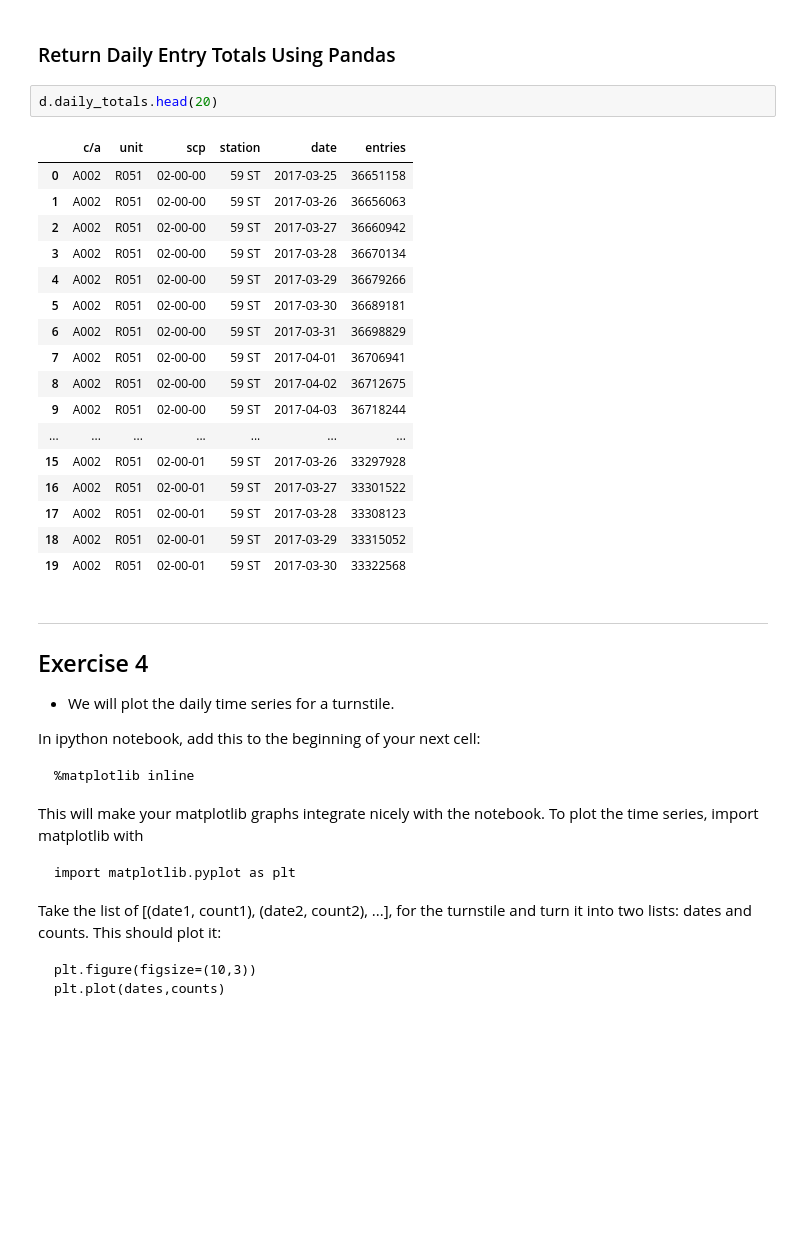
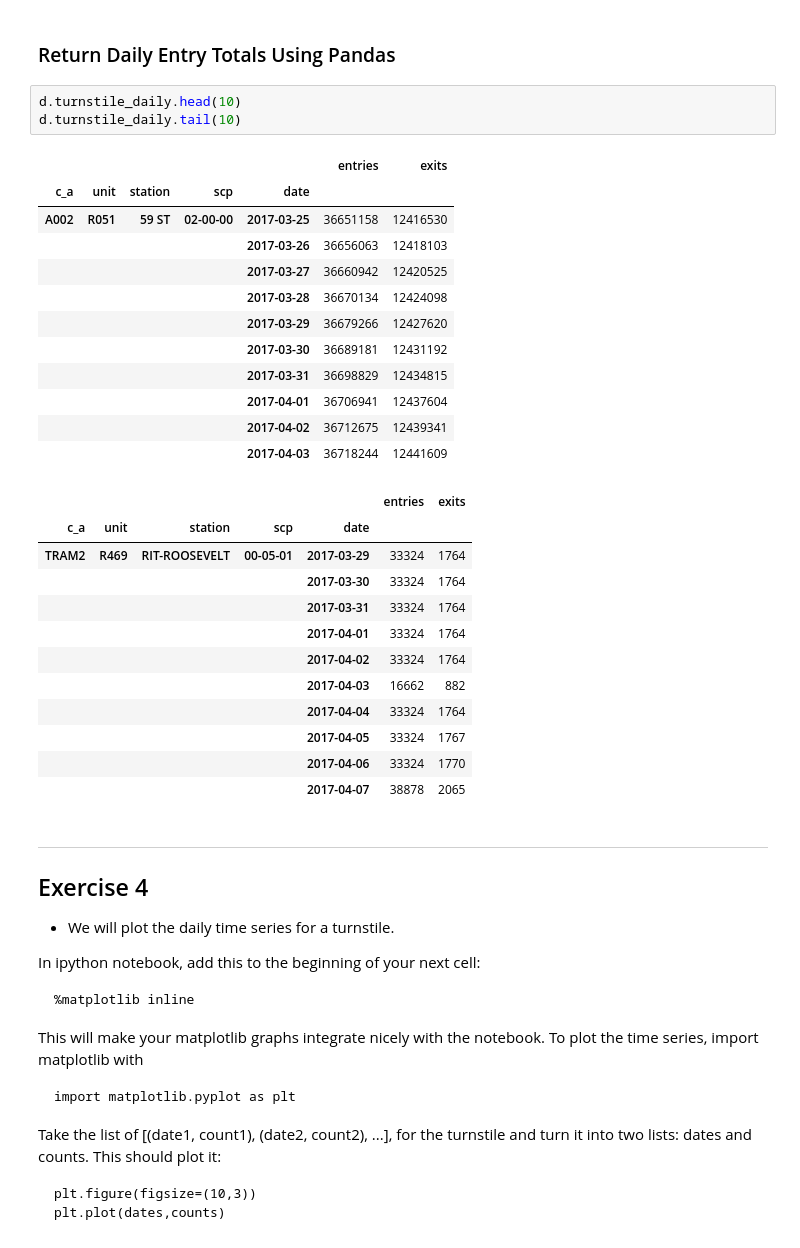
Before and after one commit to TimothyHelton/k2datascience, a Jupyter notebook: notebooks/EDA_MTA_Exercises.ipynb, the cells around one changed output. Cells and saved outputs as stored; diff of their text form; blank space fills up the shorter version.

```diff
--- a/notebooks/EDA_MTA_Exercises.ipynb
+++ b/notebooks/EDA_MTA_Exercises.ipynb
@@ -250,26 +250,34 @@ daily_total[('A002', 'R051', '02-00-00', '59 ST')]
  [datetime.date(2017, 3, 31), 36698829]]
 # %% [markdown]
 ### Return Daily Entry Totals Using Pandas
-# %%
-d.daily_totals.head(20)
-# %% [output]
-|  | c/a | unit | scp | station | date | entries |
-| 0 | A002 | R051 | 02-00-00 | 59 ST | 2017-03-25 | 36651158 |
-| 1 | A002 | R051 | 02-00-00 | 59 ST | 2017-03-26 | 36656063 |
-| 2 | A002 | R051 | 02-00-00 | 59 ST | 2017-03-27 | 36660942 |
-| 3 | A002 | R051 | 02-00-00 | 59 ST | 2017-03-28 | 36670134 |
-| 4 | A002 | R051 | 02-00-00 | 59 ST | 2017-03-29 | 36679266 |
-| 5 | A002 | R051 | 02-00-00 | 59 ST | 2017-03-30 | 36689181 |
-| 6 | A002 | R051 | 02-00-00 | 59 ST | 2017-03-31 | 36698829 |
-| 7 | A002 | R051 | 02-00-00 | 59 ST | 2017-04-01 | 36706941 |
-| 8 | A002 | R051 | 02-00-00 | 59 ST | 2017-04-02 | 36712675 |
-| 9 | A002 | R051 | 02-00-00 | 59 ST | 2017-04-03 | 36718244 |
-| ... | ... | ... | ... | ... | ... | ... |
-| 15 | A002 | R051 | 02-00-01 | 59 ST | 2017-03-26 | 33297928 |
-| 16 | A002 | R051 | 02-00-01 | 59 ST | 2017-03-27 | 33301522 |
-| 17 | A002 | R051 | 02-00-01 | 59 ST | 2017-03-28 | 33308123 |
-| 18 | A002 | R051 | 02-00-01 | 59 ST | 2017-03-29 | 33315052 |
-| 19 | A002 | R051 | 02-00-01 | 59 ST | 2017-03-30 | 33322568 |
+# %%
+d.turnstile_daily.head(10)
+d.turnstile_daily.tail(10)
+# %% [output]
+|  |  |  |  |  | entries | exits |
+| c_a | unit | station | scp | date |  |  |
+| A002 | R051 | 59 ST | 02-00-00 | 2017-03-25 | 36651158 | 12416530 |
+|  |  |  |  | 2017-03-26 | 36656063 | 12418103 |
+|  |  |  |  | 2017-03-27 | 36660942 | 12420525 |
+|  |  |  |  | 2017-03-28 | 36670134 | 12424098 |
+|  |  |  |  | 2017-03-29 | 36679266 | 12427620 |
+|  |  |  |  | 2017-03-30 | 36689181 | 12431192 |
+|  |  |  |  | 2017-03-31 | 36698829 | 12434815 |
+|  |  |  |  | 2017-04-01 | 36706941 | 12437604 |
+|  |  |  |  | 2017-04-02 | 36712675 | 12439341 |
+|  |  |  |  | 2017-04-03 | 36718244 | 12441609 |
+|  |  |  |  |  | entries | exits |
+| c_a | unit | station | scp | date |  |  |
+| TRAM2 | R469 | RIT-ROOSEVELT | 00-05-01 | 2017-03-29 | 33324 | 1764 |
+|  |  |  |  | 2017-03-30 | 33324 | 1764 |
+|  |  |  |  | 2017-03-31 | 33324 | 1764 |
+|  |  |  |  | 2017-04-01 | 33324 | 1764 |
+|  |  |  |  | 2017-04-02 | 33324 | 1764 |
+|  |  |  |  | 2017-04-03 | 16662 | 882 |
+|  |  |  |  | 2017-04-04 | 33324 | 1764 |
+|  |  |  |  | 2017-04-05 | 33324 | 1767 |
+|  |  |  |  | 2017-04-06 | 33324 | 1770 |
+|  |  |  |  | 2017-04-07 | 38878 | 2065 |
 # %% [markdown]
 ---
 ## Exercise 4
```
Also changed, not shown: parts of 8 cells of this notebook, 1 other file.
